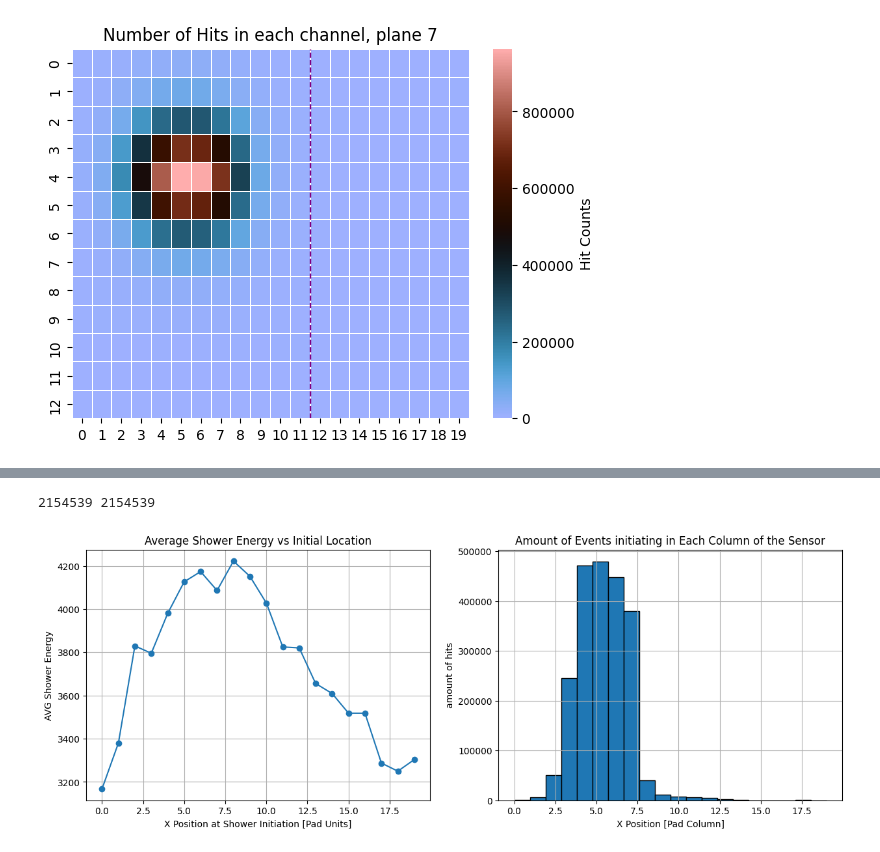
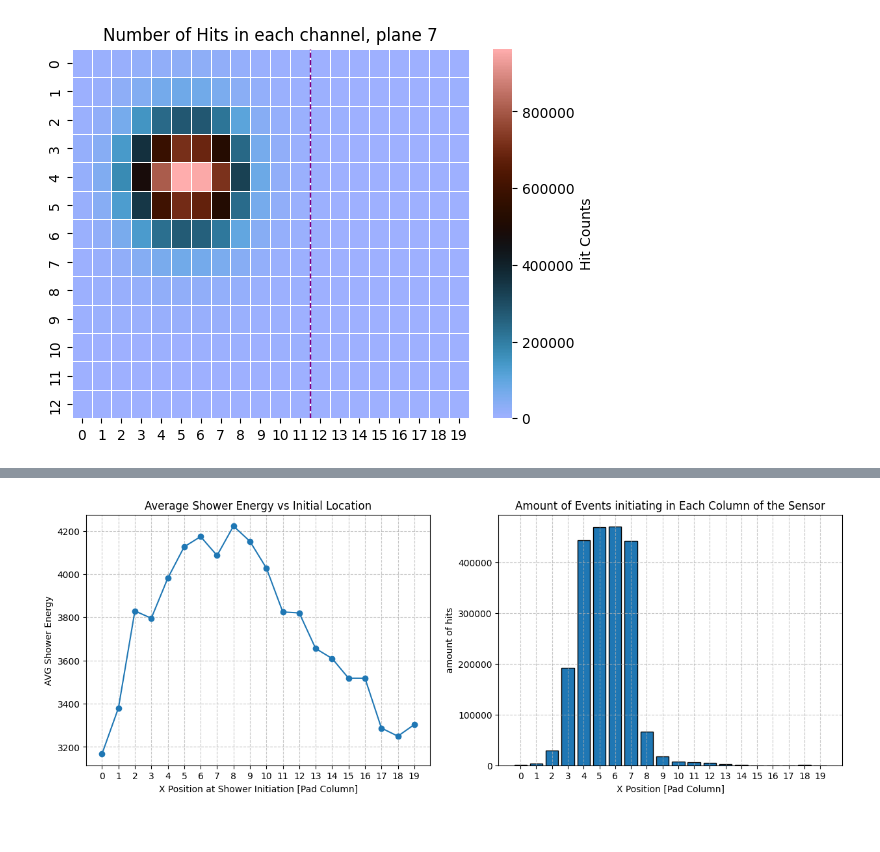
Before and after one commit to Ben-David-Ben/F-Cal-TB-Project, a Jupyter notebook: TB2025_Gap.ipynb, the cells around one changed output, grey strips where cells are left out. Cells and saved outputs as stored; diff of their text form; code cells hidden in the pictures.

Commit message:
shower histogram per X position not finished

```diff
--- a/TB2025_Gap.ipynb
+++ b/TB2025_Gap.ipynb
@@ -59,7 +59,6 @@ Shower Evolution Throughout the Sensor -->
 # # shower initial starting points
 # rf.plot_empty_first_planes(hit_data_1101)
 # %%
-rf.energy_per_plane_vs_X_position(hit_data_1101)
+rf.event_shower_energy_vs_X_position(hit_data_1101)
 # %% [output]
-2154539 2154539
-[figure, old version]
+[figure, new version]
```
Also changed, not shown: parts of 7 cells of this notebook, 3 other files.
